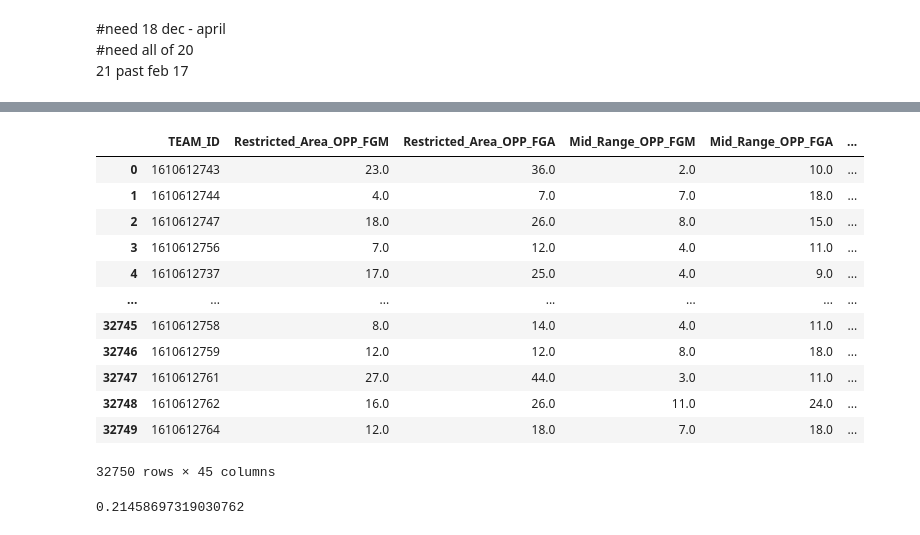
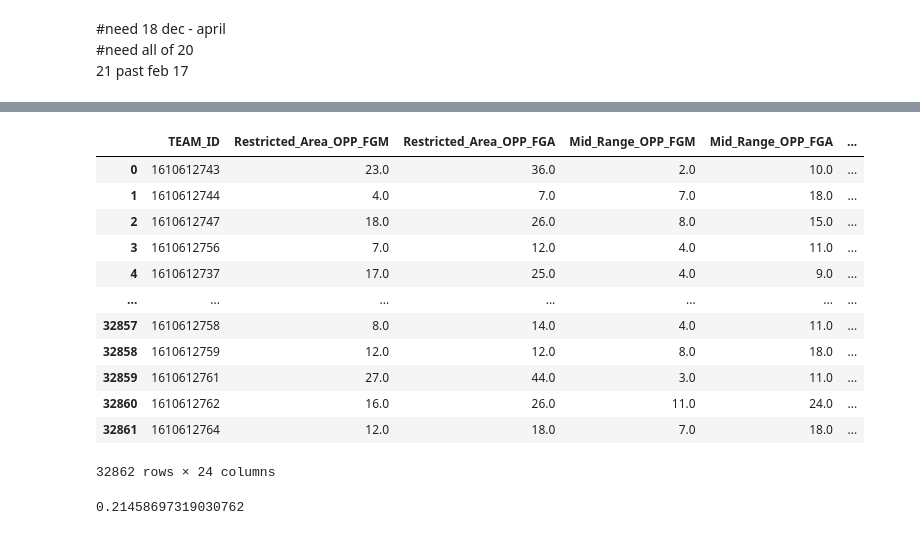
Before and after one commit to eac521/bets, a Jupyter notebook: NBAscrape.ipynb, the cells around one changed output, grey strips where cells are left out. Drawn from its saved outputs; the diff is of its cells as text; code cells hidden in the pictures.

```diff
--- a/NBAscrape.ipynb
+++ b/NBAscrape.ipynb
@@ -37 +39,17 @@ nba.showTables
+# %%
+pd.read_sql('select * from shotCoverage',nba.conn)
+# %% [output]
+|  | TEAM_ID | Restricted_Area_OPP_FGM | Restricted_Area_OPP_FGA | Mid_Range_OPP_FGM | Mid_Range_OPP_FGA | ... |
+| 0 | 1610612743 | 23.0 | 36.0 | 2.0 | 10.0 | ... |
+| 1 | 1610612744 | 4.0 | 7.0 | 7.0 | 18.0 | ... |
+| 2 | 1610612747 | 18.0 | 26.0 | 8.0 | 15.0 | ... |
+| 3 | 1610612756 | 7.0 | 12.0 | 4.0 | 11.0 | ... |
+| 4 | 1610612737 | 17.0 | 25.0 | 4.0 | 9.0 | ... |
+| ... | ... | ... | ... | ... | ... | ... |
+| 32857 | 1610612758 | 8.0 | 14.0 | 4.0 | 11.0 | ... |
+| 32858 | 1610612759 | 12.0 | 12.0 | 8.0 | 18.0 | ... |
+| 32859 | 1610612761 | 27.0 | 44.0 | 3.0 | 11.0 | ... |
+| 32860 | 1610612762 | 16.0 | 26.0 | 11.0 | 24.0 | ... |
+| 32861 | 1610612764 | 12.0 | 18.0 | 7.0 | 18.0 | ... |
+32862 rows × 24 columns
 # %%
@@ -43,22 +61,6 @@ inner join dribbleStage drb on shc.TEAM_ID = drb.TEAM_ID and shc.GAME_DATE = sub
 ''',nba.conn)
 cols = [ct for ct,x in enumerate(test.columns) if (x not in test.columns[:ct-1].values) | (ct==0)]
 test = test.iloc[:,cols]
-# %%
-test
-# %% [output]
-|  | TEAM_ID | Restricted_Area_OPP_FGM | Restricted_Area_OPP_FGA | Mid_Range_OPP_FGM | Mid_Range_OPP_FGA | ... |
-| 0 | 1610612743 | 23.0 | 36.0 | 2.0 | 10.0 | ... |
-| 1 | 1610612744 | 4.0 | 7.0 | 7.0 | 18.0 | ... |
-| 2 | 1610612747 | 18.0 | 26.0 | 8.0 | 15.0 | ... |
-| 3 | 1610612756 | 7.0 | 12.0 | 4.0 | 11.0 | ... |
-| 4 | 1610612737 | 17.0 | 25.0 | 4.0 | 9.0 | ... |
-| ... | ... | ... | ... | ... | ... | ... |
-| 32745 | 1610612758 | 8.0 | 14.0 | 4.0 | 11.0 | ... |
-| 32746 | 1610612759 | 12.0 | 12.0 | 8.0 | 18.0 | ... |
-| 32747 | 1610612761 | 27.0 | 44.0 | 3.0 | 11.0 | ... |
-| 32748 | 1610612762 | 16.0 | 26.0 | 11.0 | 24.0 | ... |
-| 32749 | 1610612764 | 12.0 | 18.0 | 7.0 | 18.0 | ... |
-32750 rows × 45 columns
 # %%
 t = time.time()
 pd.read_sql('select * from test',nba.conn)
```
Also changed, not shown: parts of 34 cells of this notebook, 4 other files.
